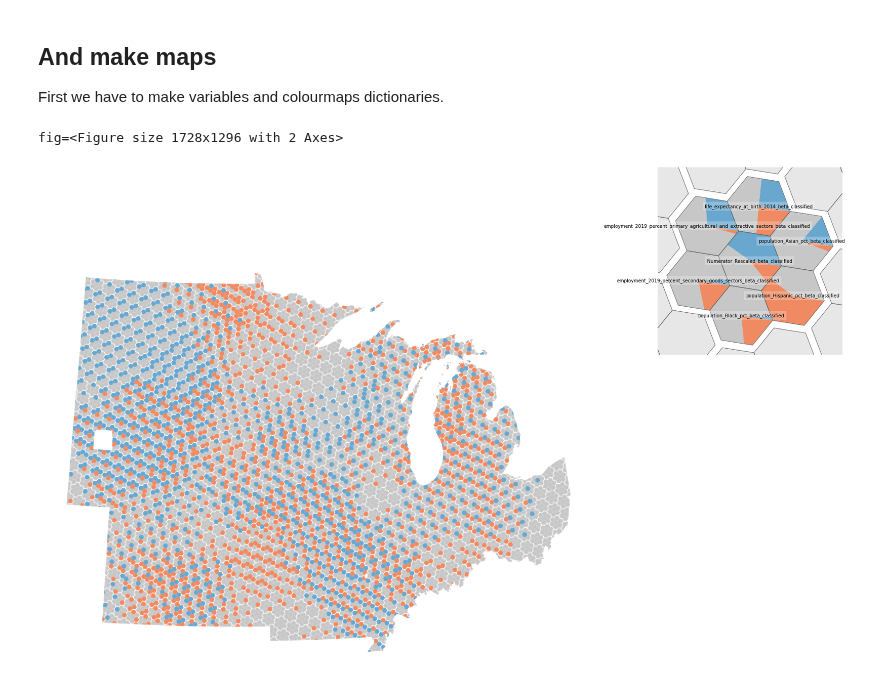
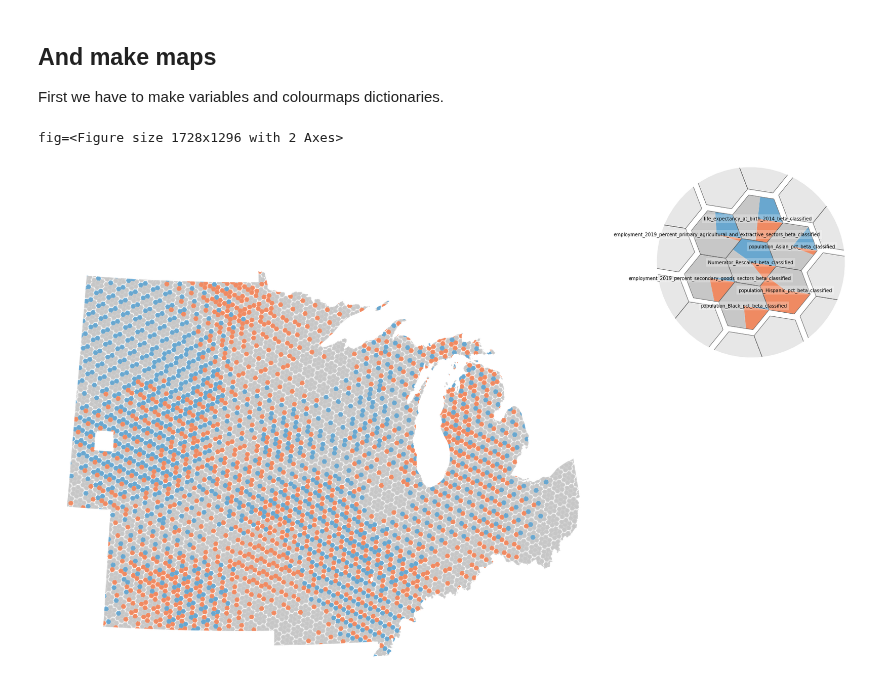
Before and after one commit to DOSull/weaving-space, a Jupyter notebook: weavingspace/GWR-example-h3.ipynb, the cells around one changed output. Cells and saved outputs as stored; diff of their text form; code cells hidden in the pictures.

Commit message:
ellipse legends

```diff
--- a/weavingspace/GWR-example-h3.ipynb
+++ b/weavingspace/GWR-example-h3.ipynb
@@ -128,9 +128,11 @@ hex3_map.colourmaps =  dict(zip(
 hex3_map.dpi = 150
 hex3_map.figsize = (24, 18)
 # %%
-fig = hex7_map.render(legend_zoom = 0.9)
+fig = hex7_map.render(
+    legend_zoom = 1.,
+    use_ellipse = True, ellipse_magnification = 1.0)
 fig.savefig(f"hex_{get_filename_label(path1)}.pdf")
 # %% [output]
 fig=<Figure size 1728x1296 with 2 Axes>
-[figure, old version]
+[figure, new version]
 # %%
```
Also changed, not shown: parts of 1 cell of this notebook, 1 other file.
